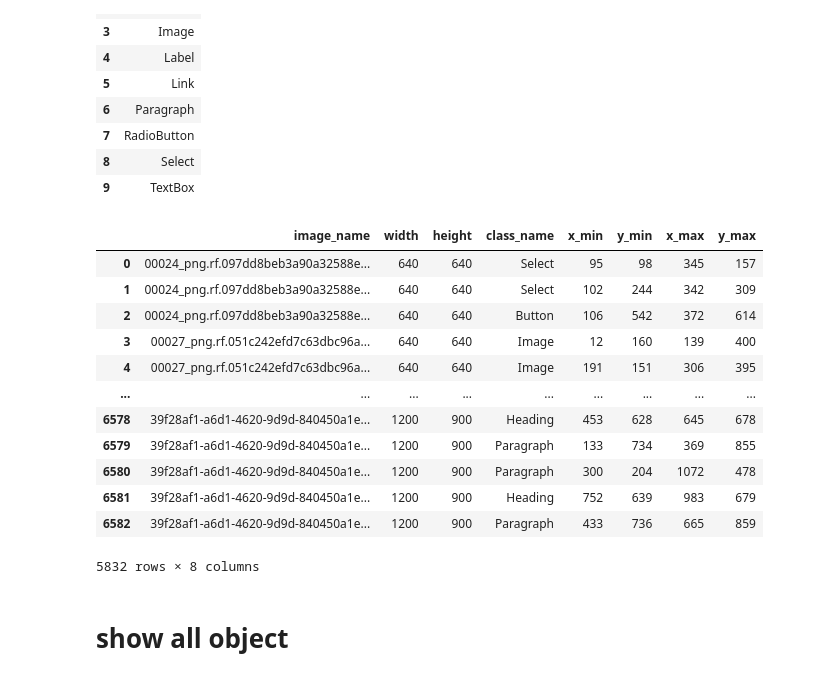
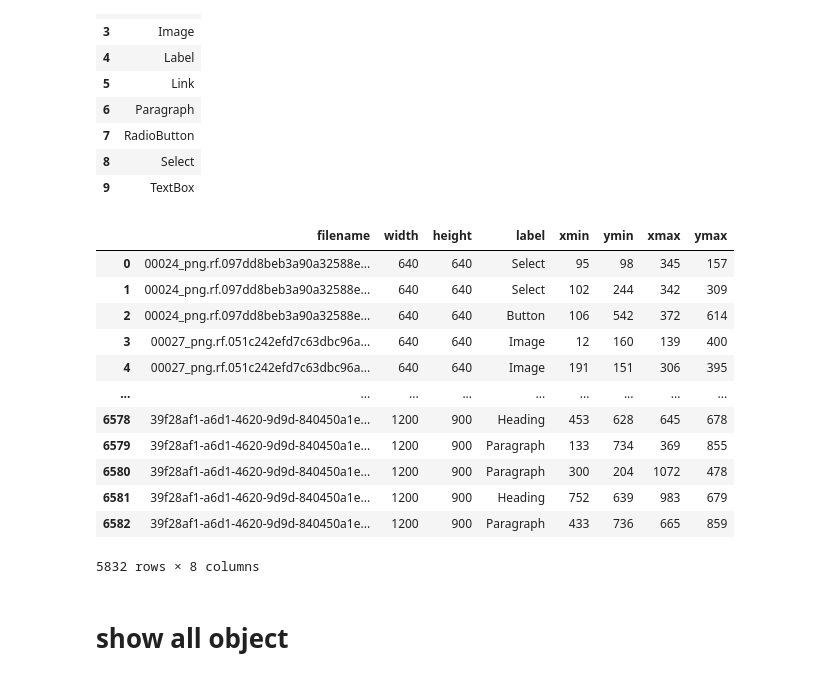
Before and after one commit to Ala-Alsanea/sketch_web_ui_dataset, a Jupyter notebook: create_new_dataset_and_preprocess.ipynb, the cells around one changed output. Cells and saved outputs as stored; diff of their text form; code cells hidden in the pictures.

```diff
--- a/create_new_dataset_and_preprocess.ipynb
+++ b/create_new_dataset_and_preprocess.ipynb
@@ -245,11 +312,11 @@ with open('label_map.pbtxt', 'w') as f:
         f.write('\tid:{}\n'.format(item['id']))
         f.write('}\n')
 # %%
-new_dataset = new_dataset[new_dataset.class_name.isin(list(accpted_classes.values.reshape(1,-1)[0]))]
+new_dataset = new_dataset[new_dataset.label.isin(list(accpted_classes.values.reshape(1,-1)[0]))]
 new_dataset
 # accpted_classes.values.reshape(1,-1)[0]
 # %% [output]
-|  | image_name | width | height | class_name | x_min | y_min | x_max | y_max |
+|  | filename | width | height | label | xmin | ymin | xmax | ymax |
 | 0 | 00024_png.rf.097dd8beb3a90a32588e... | 640 | 640 | Select | 95 | 98 | 345 | 157 |
 | 1 | 00024_png.rf.097dd8beb3a90a32588e... | 640 | 640 | Select | 102 | 244 | 342 | 309 |
 | 2 | 00024_png.rf.097dd8beb3a90a32588e... | 640 | 640 | Button | 106 | 542 | 372 | 614 |
```
Also changed, not shown: parts of 23 cells of this notebook, 1 other file.
